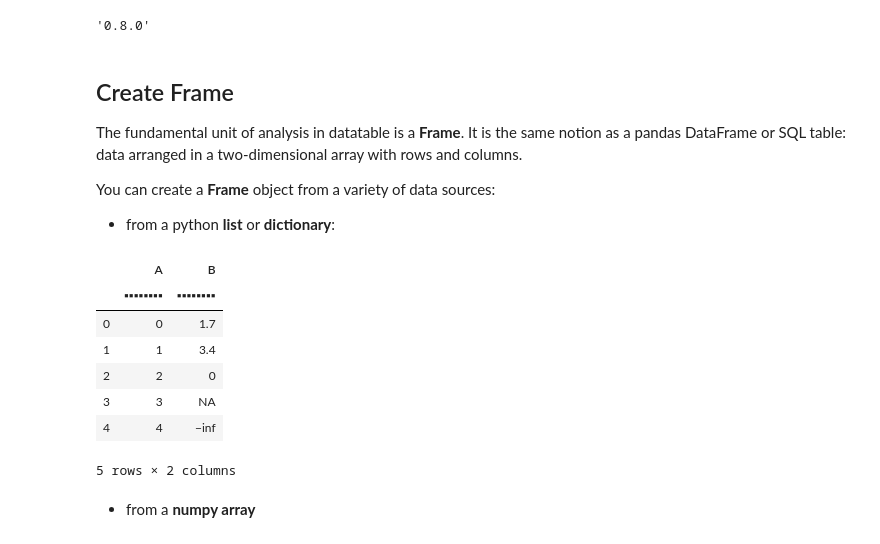
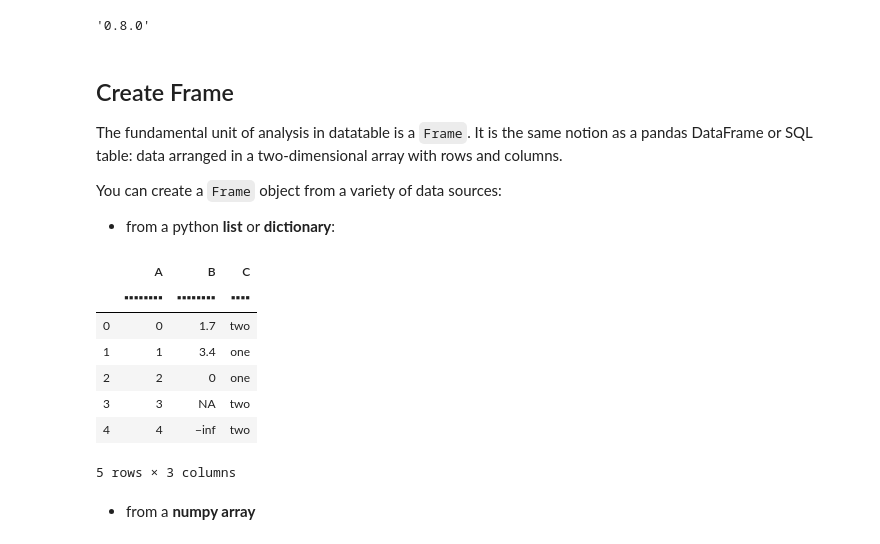
Before and after one commit to h2oai/datatable, a Jupyter notebook: docs/tutorial.ipynb, the cells around one changed output. Drawn from its saved outputs; the diff is of its cells as text; code cells hidden in the pictures.

```diff
--- a/docs/tutorial.ipynb
+++ b/docs/tutorial.ipynb
@@ -20,27 +21,28 @@ dt.__version__
 # %% [markdown]
 ## Create Frame
 
-The fundamental unit of analysis in datatable is a **Frame**. It is the same notion as a pandas DataFrame or SQL table: data arranged in a two-dimensional array with rows and columns.
+The fundamental unit of analysis in datatable is a ``Frame``. It is the same notion as a pandas DataFrame or SQL table: data arranged in a two-dimensional array with rows and columns.
 
-You can create a **Frame** object from a variety of data sources:
+You can create a ``Frame`` object from a variety of data sources:
 
 * from a python **list** or **dictionary**:
 # %%
 import datatable as dt
 import math
 
 DT = dt.Frame(A=range(5), B=[1.7, 3.4, 0, None, -math.inf],
+              C = ['two','one','one','two','two'],
                  stypes={"A": dt.int64})
 DT
 # %% [output]
-|  | A | B |
-|  | ▪▪▪▪▪▪▪▪ | ▪▪▪▪▪▪▪▪ |
-| 0 | 0 | 1.7 |
-| 1 | 1 | 3.4 |
-| 2 | 2 | 0 |
-| 3 | 3 | NA |
-| 4 | 4 | −inf |
+|  | A | B | C |
+|  | ▪▪▪▪▪▪▪▪ | ▪▪▪▪▪▪▪▪ | ▪▪▪▪ |
+| 0 | 0 | 1.7 | two |
+| 1 | 1 | 3.4 | one |
+| 2 | 2 | 0 | one |
+| 3 | 3 | NA | two |
+| 4 | 4 | −inf | two |
-5 rows × 2 columns
+5 rows × 3 columns
 # %% [markdown]
 * from a **numpy array**
 # %%
```
Also changed, not shown: parts of 56 cells of this notebook, 5 other files.
